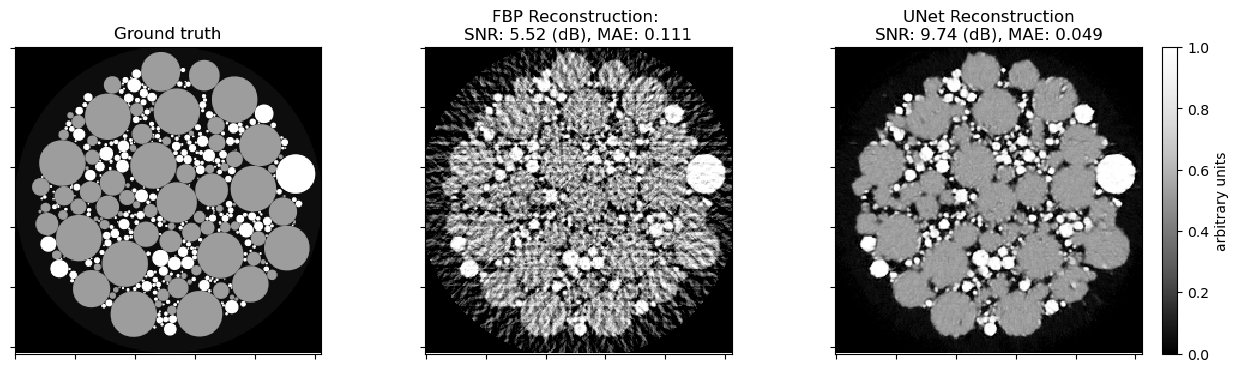
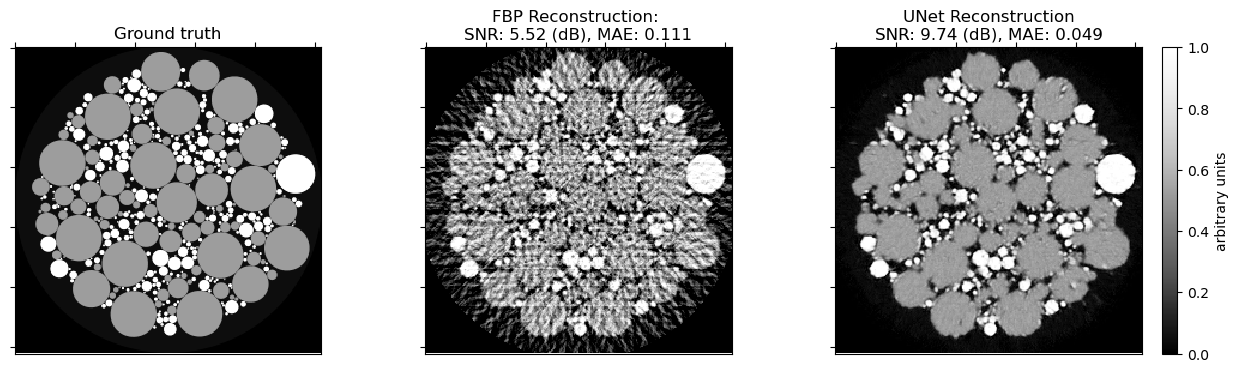
Code edit (unified diff) that turned the first committed figure into the second:
--- before
+++ after
@@ -1,8 +1,8 @@
-key = jax.random.PRNGKey(123)
+key = jax.random.key(123)
 indx = jax.random.randint(key, shape=(1,), minval=0, maxval=maxn)[0]
 
-fig, ax = plot.subplots(nrows=1, ncols=3, figsize=(15, 5))
-plot.imview(test_ds["label"][indx, ..., 0], title="Ground truth", cbar=None, fig=fig, ax=ax[0])
-plot.imview(
+fig, ax = kplt.subplots(nrows=1, ncols=3, figsize=(15, 5))
+kplt.imview(test_ds["label"][indx, ..., 0], title="Ground truth", show_cbar=None, ax=ax[0])
+kplt.imview(
     test_ds["image"][indx, ..., 0],
     title="FBP Reconstruction: \nSNR: %.2f (dB), MAE: %.3f"
@@ -11,9 +11,8 @@
         metric.mae(test_ds["label"][indx, ..., 0], test_ds["image"][indx, ..., 0]),
     ),
-    cbar=None,
-    fig=fig,
+    show_cbar=None,
     ax=ax[1],
 )
-plot.imview(
+kplt.imview(
     output[indx, ..., 0],
     title="UNet Reconstruction\nSNR: %.2f (dB), MAE: %.3f"
@@ -22,5 +21,4 @@
         metric.mae(test_ds["label"][indx, ..., 0], output[indx, ..., 0]),
     ),
-    fig=fig,
     ax=ax[2],
 )

Commit: Deprecate `scico.plot` module and replace with `komplot` package (#61)